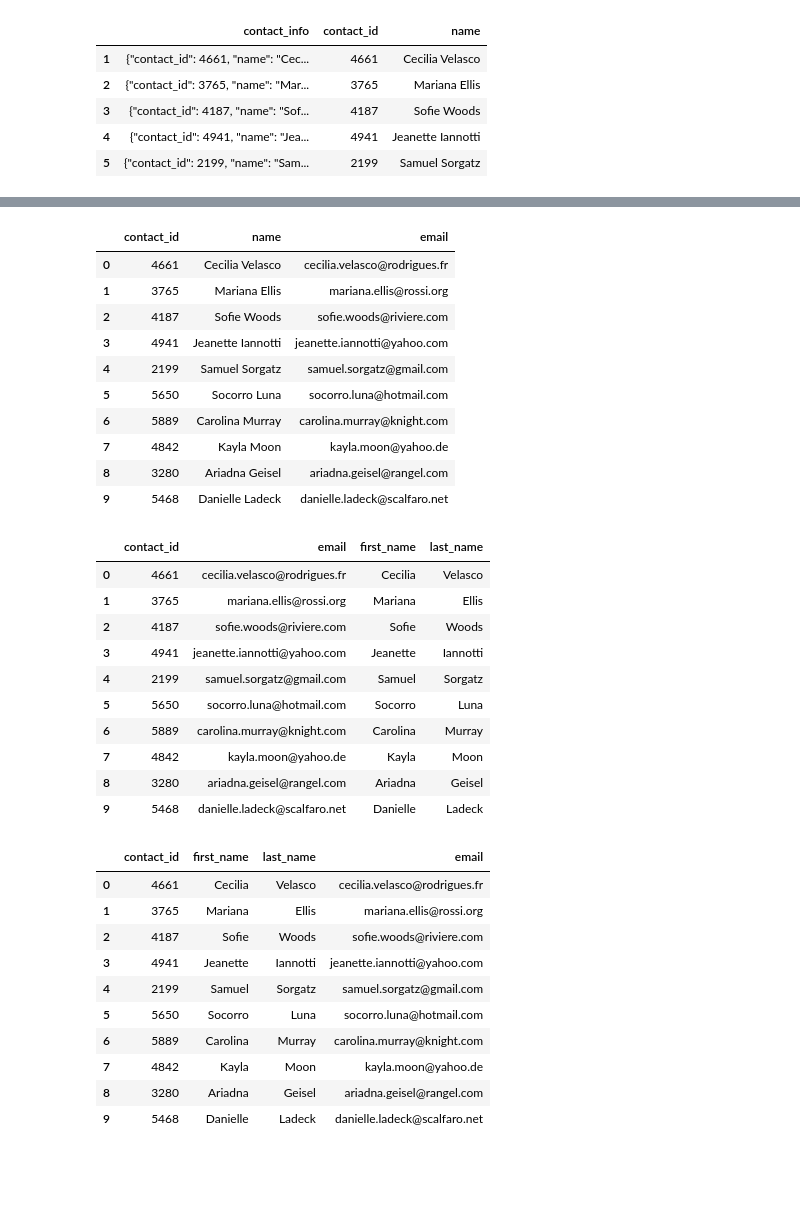
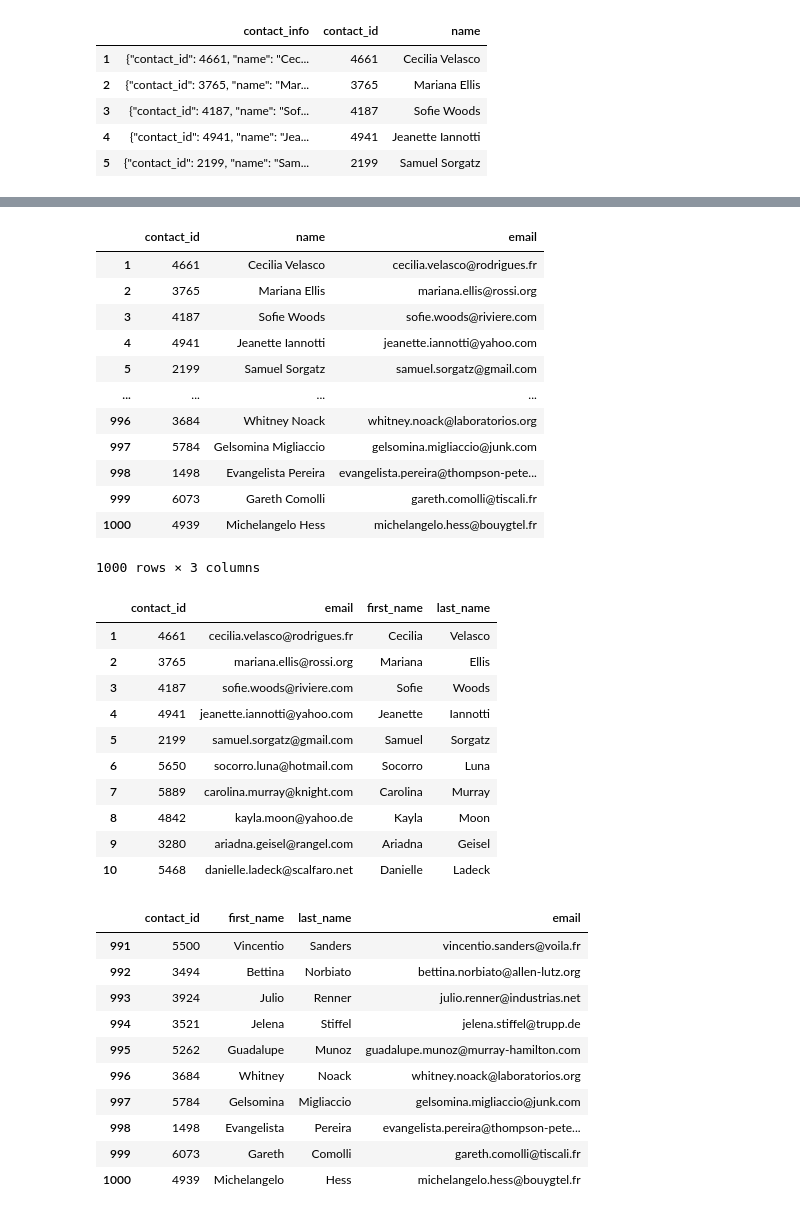
Before and after one commit to lilphonsdale/Crowdfunding_ETL, a Jupyter notebook: ETL_Mini_Project_PLonsdale.ipynb, the cells around one changed output, grey strips where cells are left out. Saved outputs shown, nothing was run; the diff lists cells and outputs as text; code cells hidden in the pictures; blank space fills up the shorter version.

Commit message:
still missing some emails
almost there

```diff
--- a/ETL_Mini_Project_PLonsdale.ipynb
+++ b/ETL_Mini_Project_PLonsdale.ipynb
@@ -470,5 +470,7 @@ contact_info_df_copy.head()
 # %%
 # Extract the email from the contacts and add the values to a new column.
 # p = '[0-9a-z-]+@[a-z]+]\.(com|net|org).*[\.\?]
+contact_info_df_copy["email"] = contact_info_df_copy["contact_info"].str.extract("([a-z-\.]+@[a-z-]+\.[a-z]+)")
+contact_info_df_copy.head()
 # %% [output]
 |  | contact_info | contact_id | name | email |
@@ -485,47 +482,54 @@ contact_info_df_copy.head()
 # %%
 # Create a copy of the contact_info_df with the 'contact_id', 'name', 'email' columns.
+contacts_df_clean = contact_info_df_copy[['contact_id', 'name', 'email']]
+contacts_df_clean
 # %% [output]
 |  | contact_id | name | email |
-| 0 | 4661 | Cecilia Velasco | cecilia.velasco@rodrigues.fr |
-| 1 | 3765 | Mariana Ellis | mariana.ellis@rossi.org |
-| 2 | 4187 | Sofie Woods | sofie.woods@riviere.com |
-| 3 | 4941 | Jeanette Iannotti | jeanette.iannotti@yahoo.com |
-| 4 | 2199 | Samuel Sorgatz | samuel.sorgatz@gmail.com |
-| 5 | 5650 | Socorro Luna | socorro.luna@hotmail.com |
-| 6 | 5889 | Carolina Murray | carolina.murray@knight.com |
-| 7 | 4842 | Kayla Moon | kayla.moon@yahoo.de |
-| 8 | 3280 | Ariadna Geisel | ariadna.geisel@rangel.com |
-| 9 | 5468 | Danielle Ladeck | danielle.ladeck@scalfaro.net |
+| 1 | 4661 | Cecilia Velasco | cecilia.velasco@rodrigues.fr |
+| 2 | 3765 | Mariana Ellis | mariana.ellis@rossi.org |
+| 3 | 4187 | Sofie Woods | sofie.woods@riviere.com |
+| 4 | 4941 | Jeanette Iannotti | jeanette.iannotti@yahoo.com |
+| 5 | 2199 | Samuel Sorgatz | samuel.sorgatz@gmail.com |
+| ... | ... | ... | ... |
+| 996 | 3684 | Whitney Noack | whitney.noack@laboratorios.org |
+| 997 | 5784 | Gelsomina Migliaccio | gelsomina.migliaccio@junk.com |
+| 998 | 1498 | Evangelista Pereira | evangelista.pereira@thompson-pete... |
+| 999 | 6073 | Gareth Comolli | gareth.comolli@tiscali.fr |
+| 1000 | 4939 | Michelangelo Hess | michelangelo.hess@bouygtel.fr |
+1000 rows × 3 columns
 # %%
 # Create a "first"name" and "last_name" column with the first and last names from the "name" column.
-
-
+contacts_df_clean[["first_name","last_name"]] = contacts_df_clean["name"].str.split(" ",n=2,expand=True)
+contacts_df_clean = contacts_df_clean.drop("name",axis=1)
 # Drop the contact_name column
+contacts_df_clean.head(10)
 # %% [output]
 |  | contact_id | email | first_name | last_name |
-| 0 | 4661 | cecilia.velasco@rodrigues.fr | Cecilia | Velasco |
-| 1 | 3765 | mariana.ellis@rossi.org | Mariana | Ellis |
-| 2 | 4187 | sofie.woods@riviere.com | Sofie | Woods |
-| 3 | 4941 | jeanette.iannotti@yahoo.com | Jeanette | Iannotti |
-| 4 | 2199 | samuel.sorgatz@gmail.com | Samuel | Sorgatz |
-| 5 | 5650 | socorro.luna@hotmail.com | Socorro | Luna |
-| 6 | 5889 | carolina.murray@knight.com | Carolina | Murray |
-| 7 | 4842 | kayla.moon@yahoo.de | Kayla | Moon |
-| 8 | 3280 | ariadna.geisel@rangel.com | Ariadna | Geisel |
-| 9 | 5468 | danielle.ladeck@scalfaro.net | Danielle | Ladeck |
+| 1 | 4661 | cecilia.velasco@rodrigues.fr | Cecilia | Velasco |
+| 2 | 3765 | mariana.ellis@rossi.org | Mariana | Ellis |
+| 3 | 4187 | sofie.woods@riviere.com | Sofie | Woods |
+| 4 | 4941 | jeanette.iannotti@yahoo.com | Jeanette | Iannotti |
+| 5 | 2199 | samuel.sorgatz@gmail.com | Samuel | Sorgatz |
+| 6 | 5650 | socorro.luna@hotmail.com | Socorro | Luna |
+| 7 | 5889 | carolina.murray@knight.com | Carolina | Murray |
+| 8 | 4842 | kayla.moon@yahoo.de | Kayla | Moon |
+| 9 | 3280 | ariadna.geisel@rangel.com | Ariadna | Geisel |
+| 10 | 5468 | danielle.ladeck@scalfaro.net | Danielle | Ladeck |
 # %%
 # Reorder the columns
+contacts_df_clean = contacts_df_clean[["contact_id","first_name","last_name","email"]]
+contacts_df_clean.tail(10)
 # %% [output]
 |  | contact_id | first_name | last_name | email |
-| 0 | 4661 | Cecilia | Velasco | cecilia.velasco@rodrigues.fr |
-| 1 | 3765 | Mariana | Ellis | mariana.ellis@rossi.org |
-| 2 | 4187 | Sofie | Woods | sofie.woods@riviere.com |
-| 3 | 4941 | Jeanette | Iannotti | jeanette.iannotti@yahoo.com |
-| 4 | 2199 | Samuel | Sorgatz | samuel.sorgatz@gmail.com |
-| 5 | 5650 | Socorro | Luna | socorro.luna@hotmail.com |
-| 6 | 5889 | Carolina | Murray | carolina.murray@knight.com |
-| 7 | 4842 | Kayla | Moon | kayla.moon@yahoo.de |
-| 8 | 3280 | Ariadna | Geisel | ariadna.geisel@rangel.com |
-| 9 | 5468 | Danielle | Ladeck | danielle.ladeck@scalfaro.net |
+| 991 | 5500 | Vincentio | Sanders | vincentio.sanders@voila.fr |
+| 992 | 3494 | Bettina | Norbiato | bettina.norbiato@allen-lutz.org |
+| 993 | 3924 | Julio | Renner | julio.renner@industrias.net |
+| 994 | 3521 | Jelena | Stiffel | jelena.stiffel@trupp.de |
+| 995 | 5262 | Guadalupe | Munoz | guadalupe.munoz@murray-hamilton.com |
+| 996 | 3684 | Whitney | Noack | whitney.noack@laboratorios.org |
+| 997 | 5784 | Gelsomina | Migliaccio | gelsomina.migliaccio@junk.com |
+| 998 | 1498 | Evangelista | Pereira | evangelista.pereira@thompson-pete... |
+| 999 | 6073 | Gareth | Comolli | gareth.comolli@tiscali.fr |
+| 1000 | 4939 | Michelangelo | Hess | michelangelo.hess@bouygtel.fr |
 # %%
 # Check the datatypes one more time before exporting as CSV file.
```
Also changed, not shown: parts of 3 cells of this notebook.
